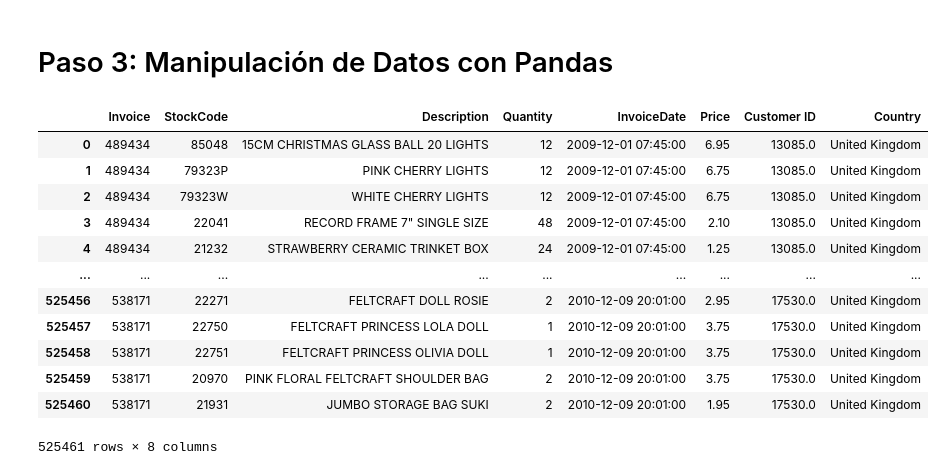
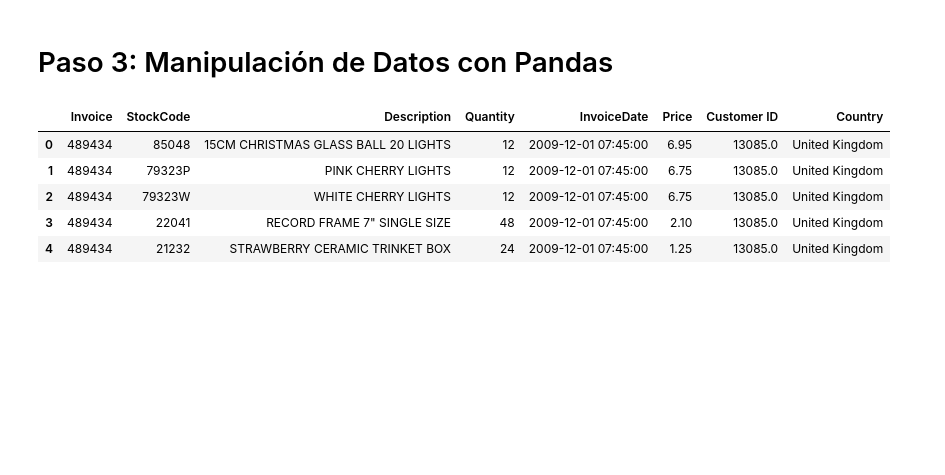
Before and after one commit to Naren-7/API-Google-Cloud, a Jupyter notebook: main.ipynb, the cells around one changed output. Drawn from its saved outputs; the diff is of its cells as text; code cells hidden in the pictures; blank space fills up the shorter version.

```diff
--- a/main.ipynb
+++ b/main.ipynb
@@ -83,18 +83,11 @@ df = pd.DataFrame(values[1:], columns=values[0])  # Crear el DataFrame desde los
 # %%
 # Filtrado
 df = pd.read_excel("./prueba_i2ds/online_retail_II.xlsx")
-df
+df.head(5)
 # %% [output]
 |  | Invoice | StockCode | Description | Quantity | InvoiceDate | Price | Customer ID | Country |
 | 0 | 489434 | 85048 | 15CM CHRISTMAS GLASS BALL 20 LIGHTS | 12 | 2009-12-01 07:45:00 | 6.95 | 13085.0 | United Kingdom |
 | 1 | 489434 | 79323P | PINK CHERRY LIGHTS | 12 | 2009-12-01 07:45:00 | 6.75 | 13085.0 | United Kingdom |
 | 2 | 489434 | 79323W | WHITE CHERRY LIGHTS | 12 | 2009-12-01 07:45:00 | 6.75 | 13085.0 | United Kingdom |
 | 3 | 489434 | 22041 | RECORD FRAME 7" SINGLE SIZE | 48 | 2009-12-01 07:45:00 | 2.10 | 13085.0 | United Kingdom |
 | 4 | 489434 | 21232 | STRAWBERRY CERAMIC TRINKET BOX | 24 | 2009-12-01 07:45:00 | 1.25 | 13085.0 | United Kingdom |
-| ... | ... | ... | ... | ... | ... | ... | ... | ... |
-| 525456 | 538171 | 22271 | FELTCRAFT DOLL ROSIE | 2 | 2010-12-09 20:01:00 | 2.95 | 17530.0 | United Kingdom |
-| 525457 | 538171 | 22750 | FELTCRAFT PRINCESS LOLA DOLL | 1 | 2010-12-09 20:01:00 | 3.75 | 17530.0 | United Kingdom |
-| 525458 | 538171 | 22751 | FELTCRAFT PRINCESS OLIVIA DOLL | 1 | 2010-12-09 20:01:00 | 3.75 | 17530.0 | United Kingdom |
-| 525459 | 538171 | 20970 | PINK FLORAL FELTCRAFT SHOULDER BAG | 2 | 2010-12-09 20:01:00 | 3.75 | 17530.0 | United Kingdom |
-| 525460 | 538171 | 21931 | JUMBO STORAGE BAG SUKI | 2 | 2010-12-09 20:01:00 | 1.95 | 17530.0 | United Kingdom |
-525461 rows × 8 columns
```
Also changed, not shown: parts of 5 cells of this notebook.
